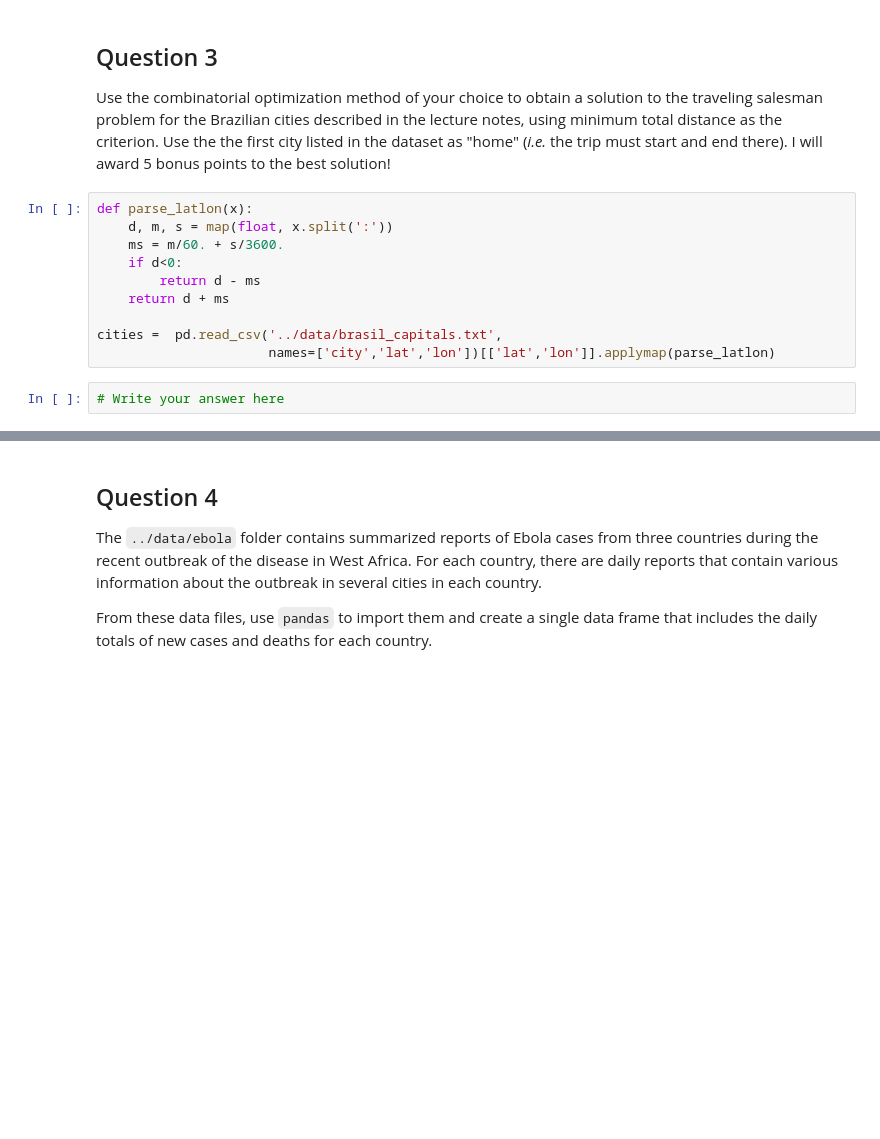
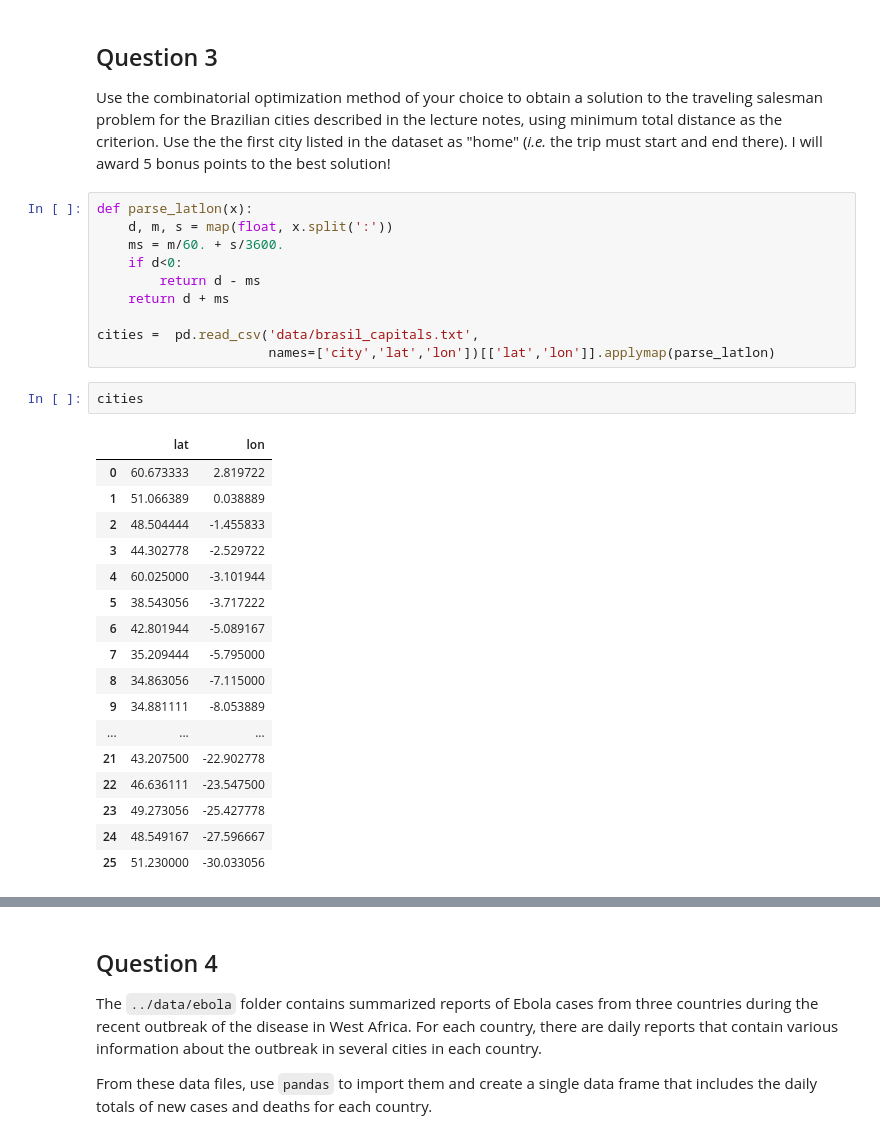
Before and after one commit to sfmaddox/8366_sfmaddox, a Jupyter notebook: Homework 1.ipynb, the cells around one changed output, grey strips where cells are left out. Drawn from its saved outputs; the diff is of its cells as text; blank space fills up the shorter version.

```diff
--- a/Homework 1.ipynb
+++ b/Homework 1.ipynb
@@ -404,7 +404,25 @@ def parse_latlon(x):
         return d - ms
     return d + ms
 
-cities =  pd.read_csv('../data/brasil_capitals.txt',
+cities =  pd.read_csv('data/brasil_capitals.txt',
                       names=['city','lat','lon'])[['lat','lon']].applymap(parse_latlon)
-# %%
-# Write your answer here
+# %%
+cities
+# %% [output]
+|  | lat | lon |
+| 0 | 60.673333 | 2.819722 |
+| 1 | 51.066389 | 0.038889 |
+| 2 | 48.504444 | -1.455833 |
+| 3 | 44.302778 | -2.529722 |
+| 4 | 60.025000 | -3.101944 |
+| 5 | 38.543056 | -3.717222 |
+| 6 | 42.801944 | -5.089167 |
+| 7 | 35.209444 | -5.795000 |
+| 8 | 34.863056 | -7.115000 |
+| 9 | 34.881111 | -8.053889 |
+| ... | ... | ... |
+| 21 | 43.207500 | -22.902778 |
+| 22 | 46.636111 | -23.547500 |
+| 23 | 49.273056 | -25.427778 |
+| 24 | 48.549167 | -27.596667 |
+| 25 | 51.230000 | -30.033056 |
```
Also changed, not shown: parts of 8 cells of this notebook.
